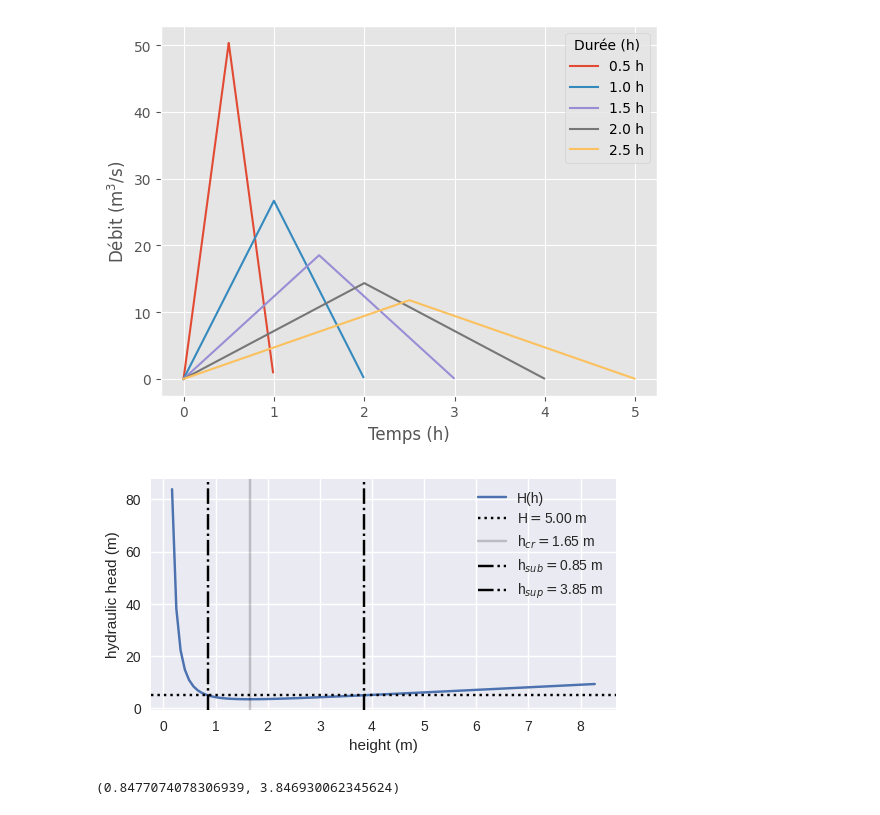
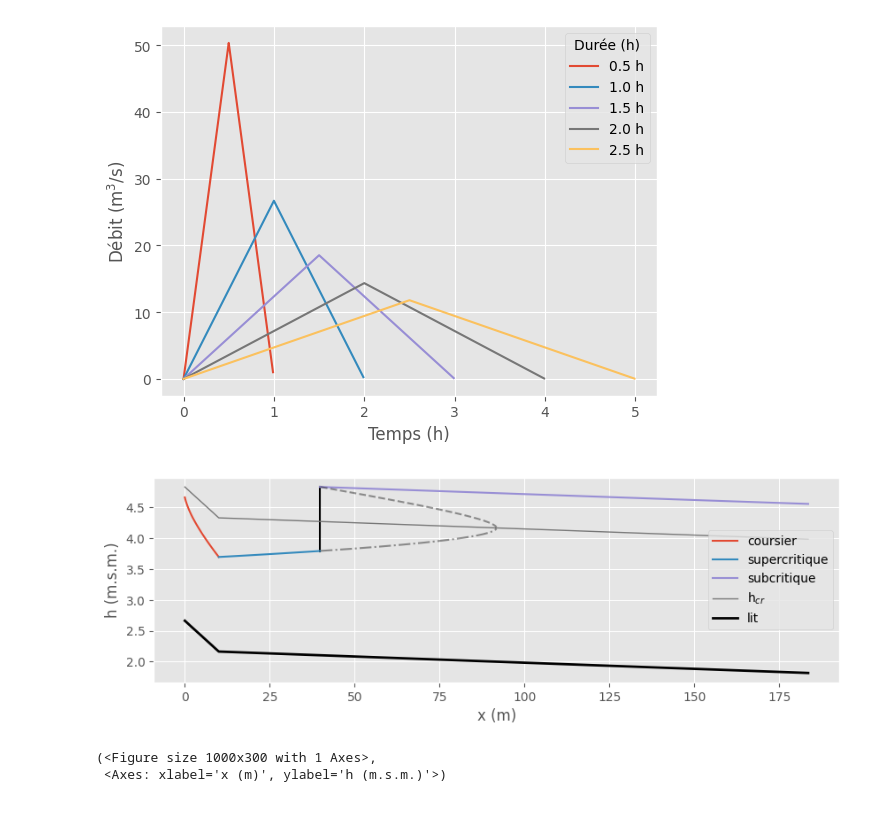
Before and after one commit to giboul/Hydrogibs, a Jupyter notebook: examples.ipynb, the cells around one changed output. Drawn from its saved outputs; the diff is of its cells as text; code cells hidden in the pictures.

Commit message:
replace water_height by Ressaut example

```diff
--- a/examples.ipynb
+++ b/examples.ipynb
@@ -74,18 +74,14 @@ plt.legend(title="Durée (h)")
 plt.show()
 # %% [output]
 [figure]
-# %%
-from hydrogibs.misc import water_depth_solutions
-
-river_width = 0.3
-water_depth_solutions(
-    H=5,  # charge hydraulique en m
-    Q=2,  # Débit en m^3/s
-    Sfunc=lambda h: river_width*h,  # fonction surface de la section selon la hauteur d'eau
-    z=1,  # altitude en m, 0 par défaut
-    plot=True,  # Pour la représentation graphique suivante de la solution
-    figsize=(6, 3)  # taille de la figure
-)
-# %% [output]
-[figure, removed]
-(0.8477074078306939, 3.846930062345624)
+# %%
+from hydrogibs.misc import Ressaut
+
+Ressaut(
+    q=10, i1=0.05, i2=0.002, p=0.5,
+    h0=2, chezy_C=50, x0=0, xt=10, dx=0.25
+).diagram(show=True, figsize=(10, 3))
+# %% [output]
+[figure, added]
+(<Figure size 1000x300 with 1 Axes>,
+ <Axes: xlabel='x (m)', ylabel='h (m.s.m.)'>)
```
